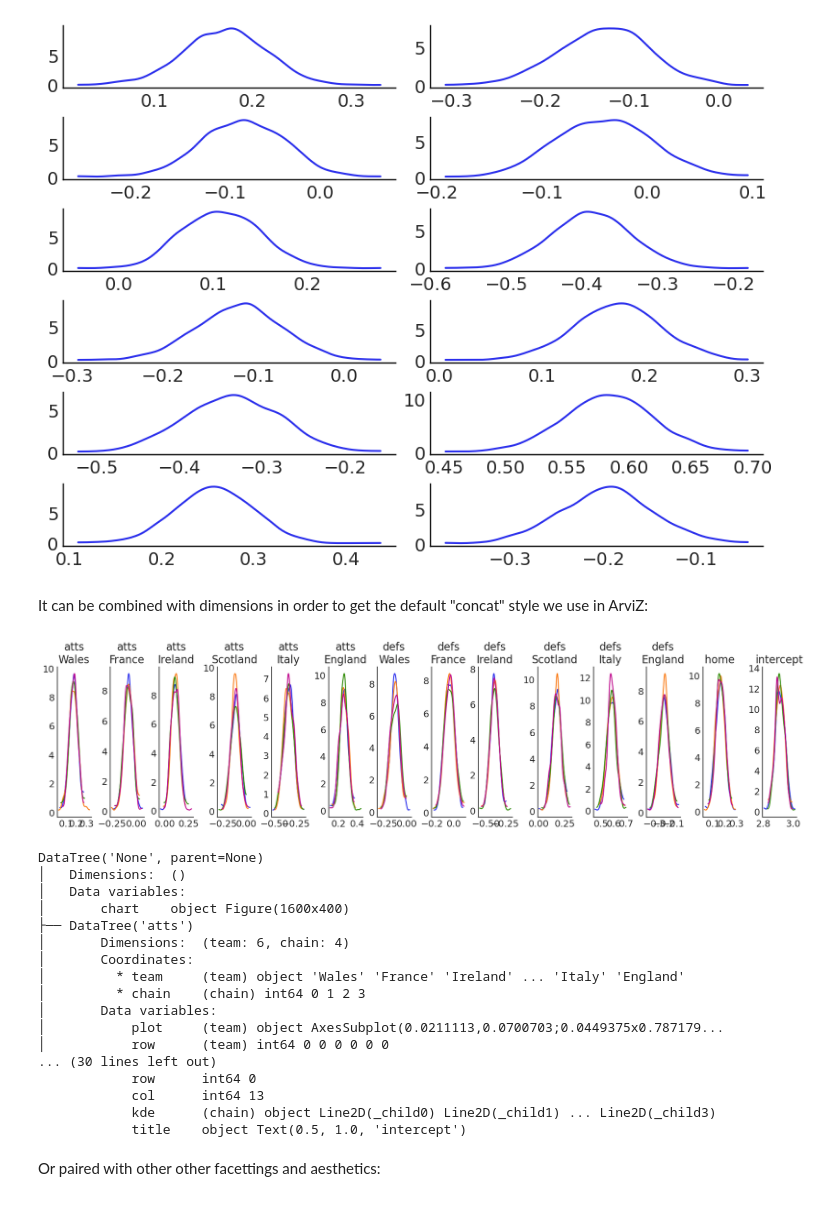
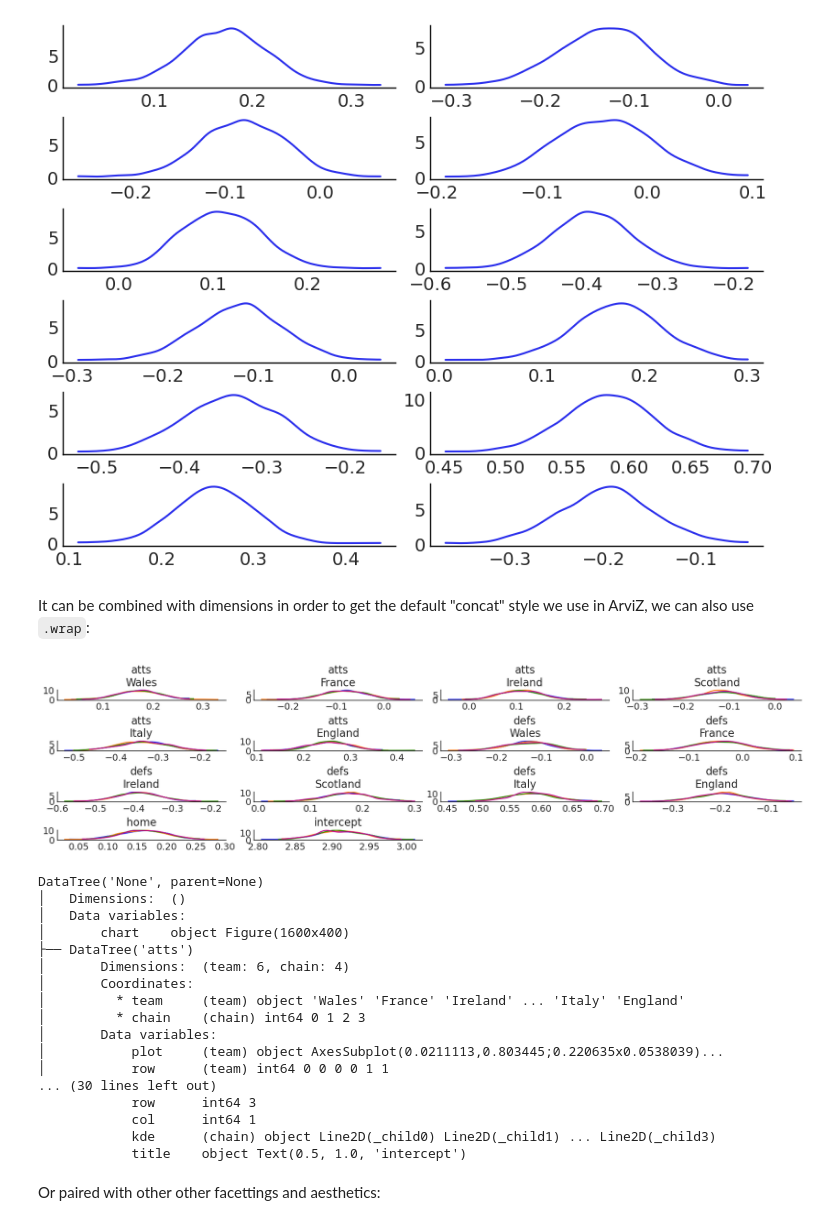
Before and after one commit to arviz-devs/xrtist, a Jupyter notebook: docs/source/plot_museum.ipynb, the cells around one changed output. Saved outputs shown, nothing was run; the diff lists cells and outputs as text; code cells hidden in the pictures.

```diff
--- a/docs/source/plot_museum.ipynb
+++ b/docs/source/plot_museum.ipynb
@@ -67,25 +67,26 @@ pc.map(kde_artist, "kde")
 # %% [output]
 [figure]
 # %% [markdown]
-It can be combined with dimensions in order to get the default "concat" style we use in ArviZ:
+It can be combined with dimensions in order to get the default "concat" style we use in ArviZ, we can also use `.wrap`:
 # %%
 def title_artist(values, target, var_name, sel, isel, labeller_fun, **kwargs):
     kwargs.pop("backend")
     label = labeller_fun(var_name, sel, isel)
     return target.set_title(label, **kwargs)
 
-pc = PlotMuseum.grid(
+pc = PlotMuseum.wrap(
     post[["atts", "defs", "home", "intercept"]],
     cols=["__variable__", "team"],
+    col_wrap=4,
     aes={"color": ["chain"]},
     color=[f"C{i}" for i in range(4)],
     plot_grid_kws={"figsize": (16, 4)},
 )
 pc.map(kde_artist, "kde")
 # add title to help visualize what is happening
 pc.map(title_artist, "title", subset_info=True, labeller_fun=az.labels.BaseLabeller().make_label_vert, ignore_aes={"color"})
 # %% [output]
-[figure, old version]
+[figure, new version]
 # %%
 pc.viz
 # %% [output]
@@ -99,11 +100,11 @@ DataTree('None', parent=None)
 │         * team     (team) object 'Wales' 'France' 'Ireland' ... 'Italy' 'England'
 │         * chain    (chain) int64 0 1 2 3
 │       Data variables:
-│           plot     (team) object AxesSubplot(0.0211113,0.0700703;0.0449375x0.787179...
-│           row      (team) int64 0 0 0 0 0 0
+│           plot     (team) object AxesSubplot(0.0211113,0.803445;0.220635x0.0538039)...
+│           row      (team) int64 0 0 0 0 1 1
 ... (30 lines left out)
-            row      int64 0
-            col      int64 13
+            row      int64 3
+            col      int64 1
             kde      (chain) object Line2D(_child0) Line2D(_child1) ... Line2D(_child3)
             title    object Text(0.5, 1.0, 'intercept')
 # %% [markdown]
```
Also changed, not shown: parts of 8 cells of this notebook.
